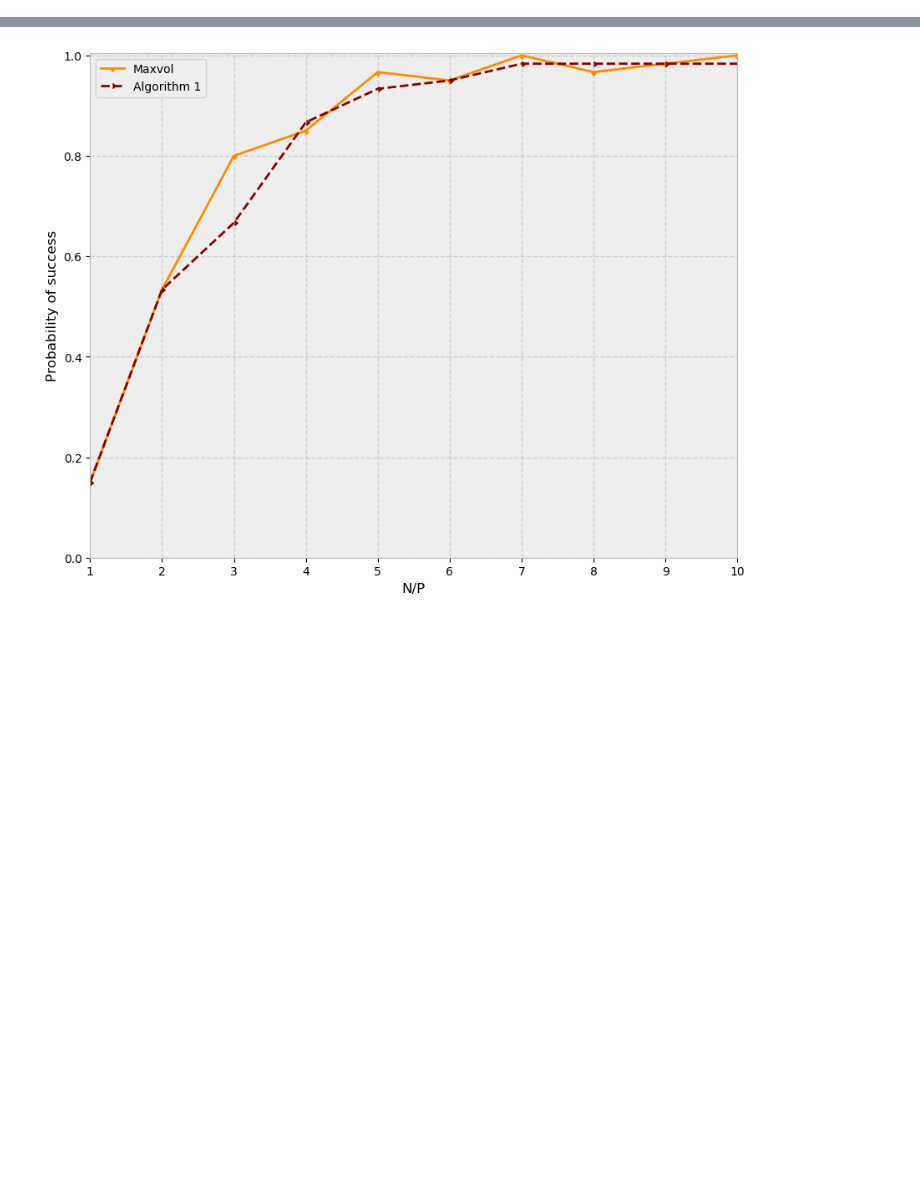
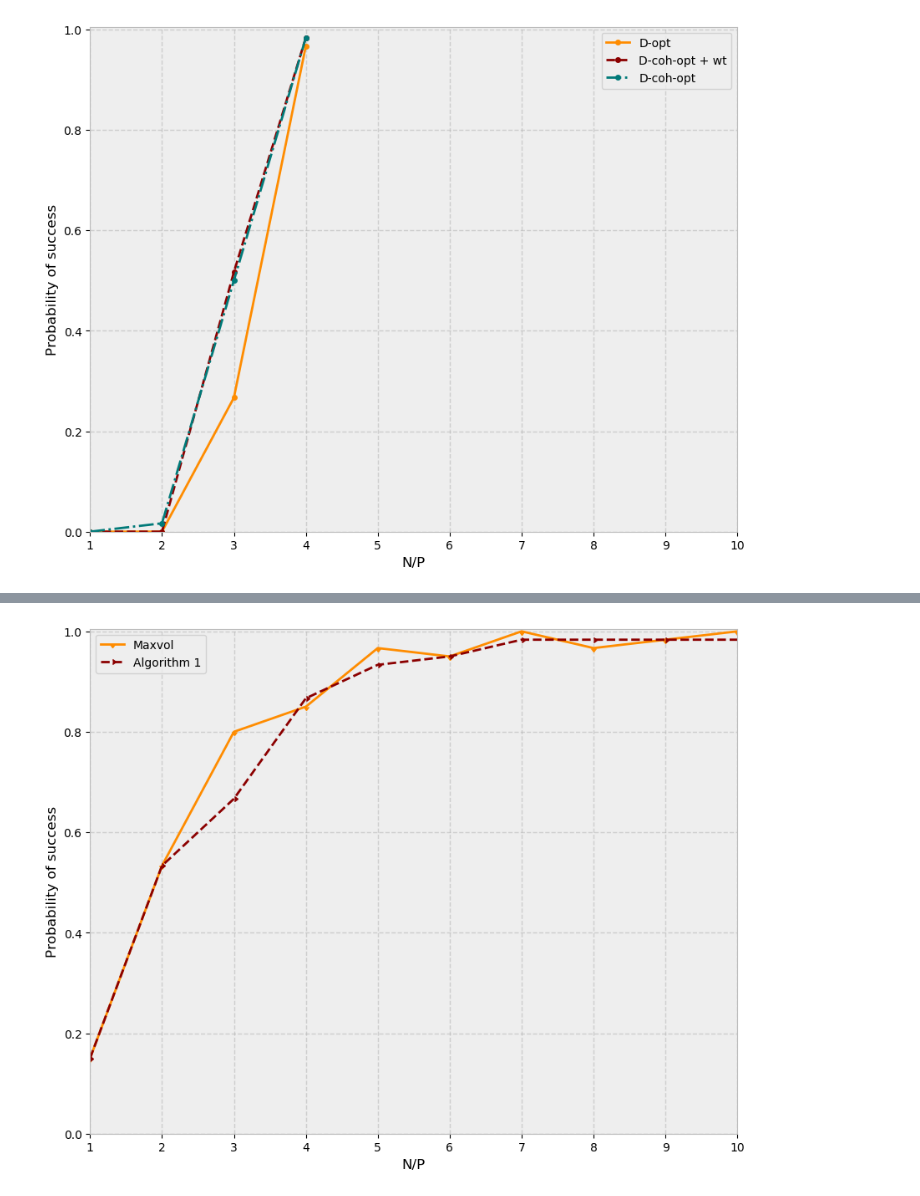
Before and after one commit to glkarpov/wmaxvol, a Jupyter notebook: Doostan_paper.ipynb, the cells around one changed output, grey strips where cells are left out. Drawn from its saved outputs; the diff is of its cells as text; code cells hidden in the pictures; blank space fills up the shorter version.

Commit message:
Results as in Doostan paper

```diff
--- a/Doostan_paper.ipynb
+++ b/Doostan_paper.ipynb
@@ -133,7 +231,7 @@ def rhs(A, c, noise=False):
     return A@c
 # %%
 def lstsq_weighted(A, rhs, w):
-    assert A.shape[0] == len(w) == len(rhs), "Dimenstion mismatch"
+    assert A.shape[0] == len(w) == len(rhs), "Dimenstion mismatch: {}, {}, {}".format(A.shape[0], len(w), len(rhs))
     #print("Initilal shape A: {}".format(A.shape))
     #print("Initilal shape rhs: {}".format(rhs.shape))
     A = (A.T*w).T
@@ -145,11 +243,11 @@ def lstsq_weighted(A, rhs, w):
     return LA.lstsq(A, rhs, rcond=-1)[0]
 
 def Legendre_wt(x):
-    num_pnts = x.shape[0]
-    d = x.shape[1]
+    num_pnts, d = x.shape
     ret = np.ones(num_pnts)
     for pnt in range(num_pnts):
-        for i in range(d):
-            ret[pnt] *= (1.0 - x[pnt, i]**2)**0.25
+        #for i in range(d):
+        #    ret[pnt] *= (1.0 - x[pnt, i]**2)**0.25
+        ret[pnt] = np.prod((1.0 - x[pnt, :]**2)**0.25)
 
     return ret
@@ -155,0 +342,4 @@ def Legendre_wt(x):
+# %%
+experiment_from_paper(p=2, d=15, distrib_base='random', range_plot=np.arange(1,5), num_test_pnts = int(1e5))
+# %% [output]
+[figure, added]
```
Also changed, not shown: parts of 21 cells of this notebook, 4 other files.
